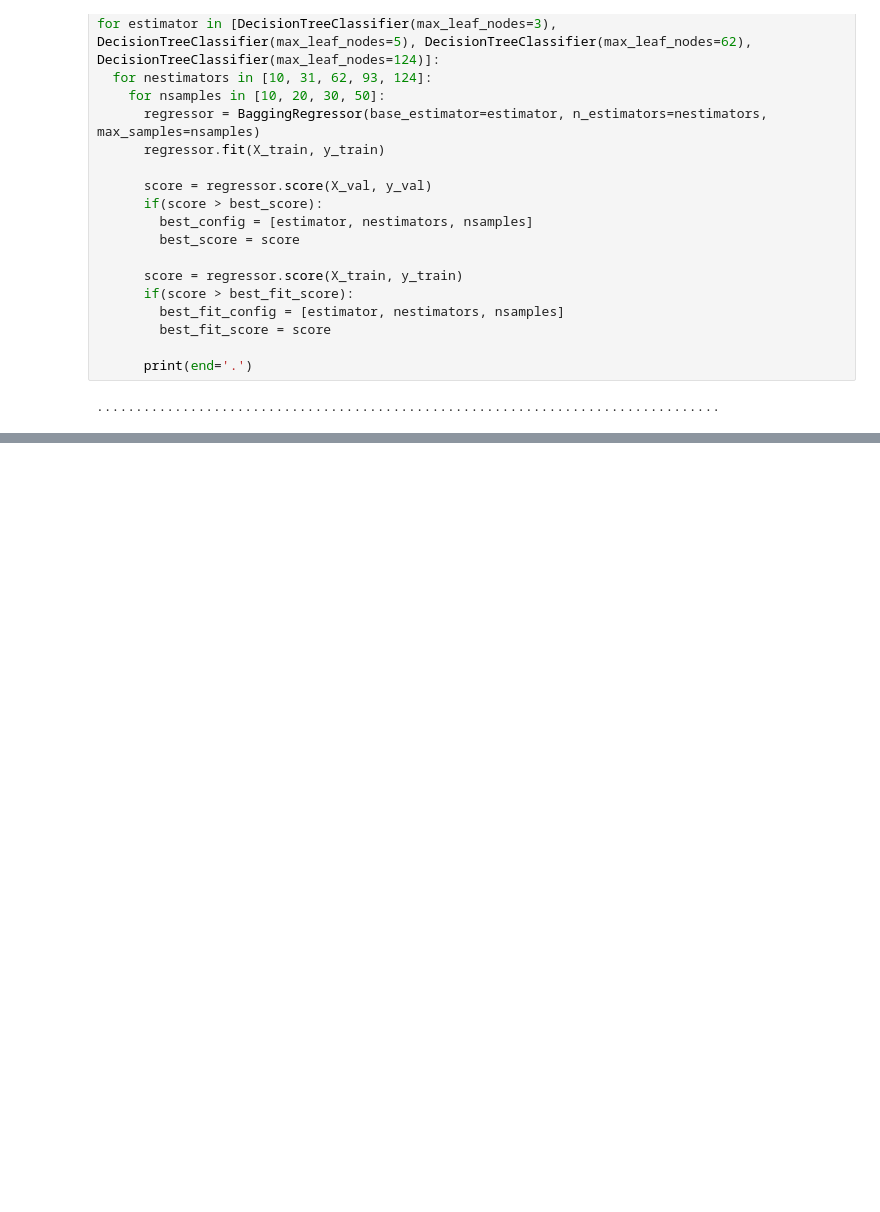
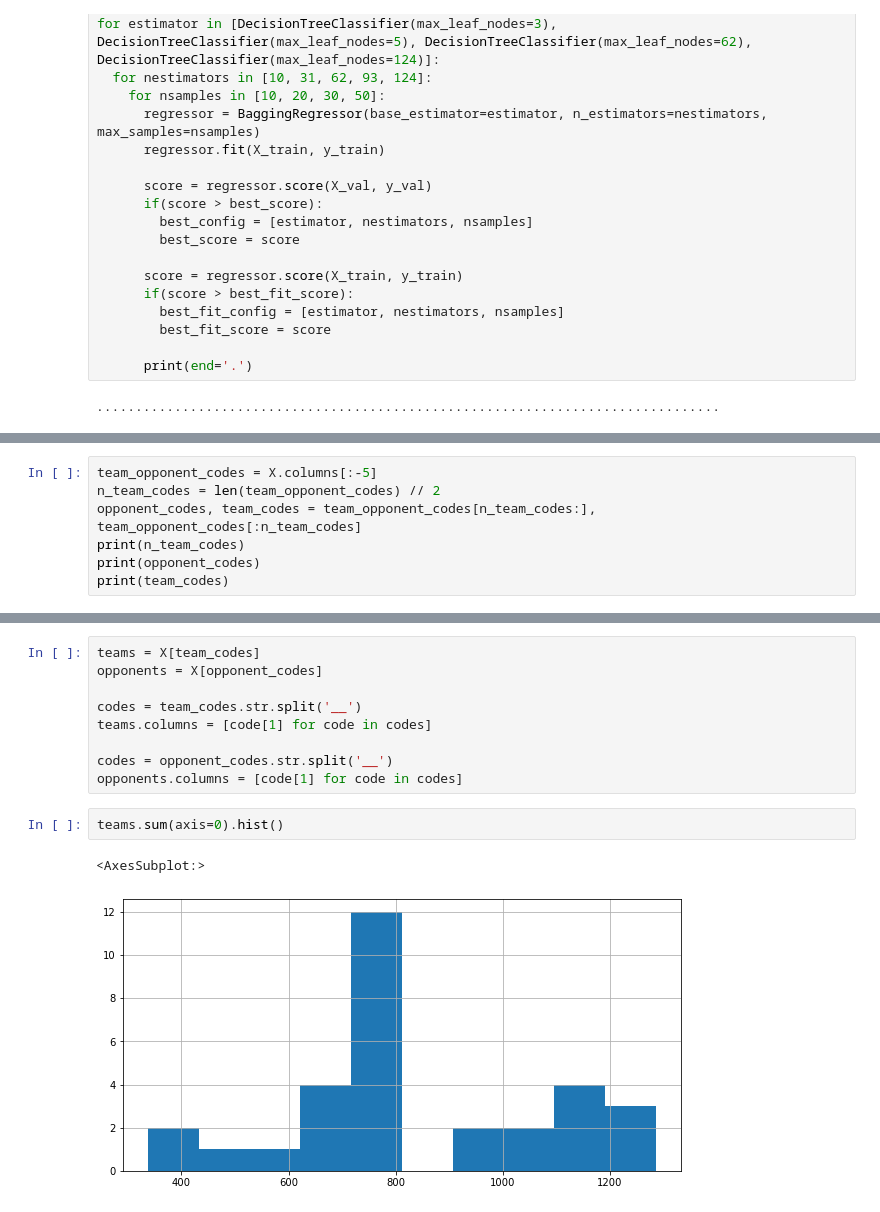
Before and after one commit to Eric-w-H/ORIE4741_Project, a Jupyter notebook: models/last-n-games-scores-only.ipynb, the cells around one changed output, grey strips where cells are left out. Cells and saved outputs as stored; diff of their text form; blank space fills up the shorter version.

```diff
--- a/models/last-n-games-scores-only.ipynb
+++ b/models/last-n-games-scores-only.ipynb
@@ -200,0 +199,7 @@ array([[0.5, 0. , 0.5]])
+# %%
+team_opponent_codes = X.columns[:-5]
+n_team_codes = len(team_opponent_codes) // 2
+opponent_codes, team_codes = team_opponent_codes[n_team_codes:], team_opponent_codes[:n_team_codes]
+print(n_team_codes)
+print(opponent_codes)
+print(team_codes)
@@ -200,0 +224,14 @@ array([[0.5, 0. , 0.5]])
+# %%
+teams = X[team_codes]
+opponents = X[opponent_codes]
+
+codes = team_codes.str.split('__')
+teams.columns = [code[1] for code in codes]
+
+codes = opponent_codes.str.split('__')
+opponents.columns = [code[1] for code in codes]
+# %%
+teams.sum(axis=0).hist()
+# %% [output]
+<AxesSubplot:>
+[figure, added]
```
Also changed, not shown: parts of 16 cells of this notebook, 1 other file.
